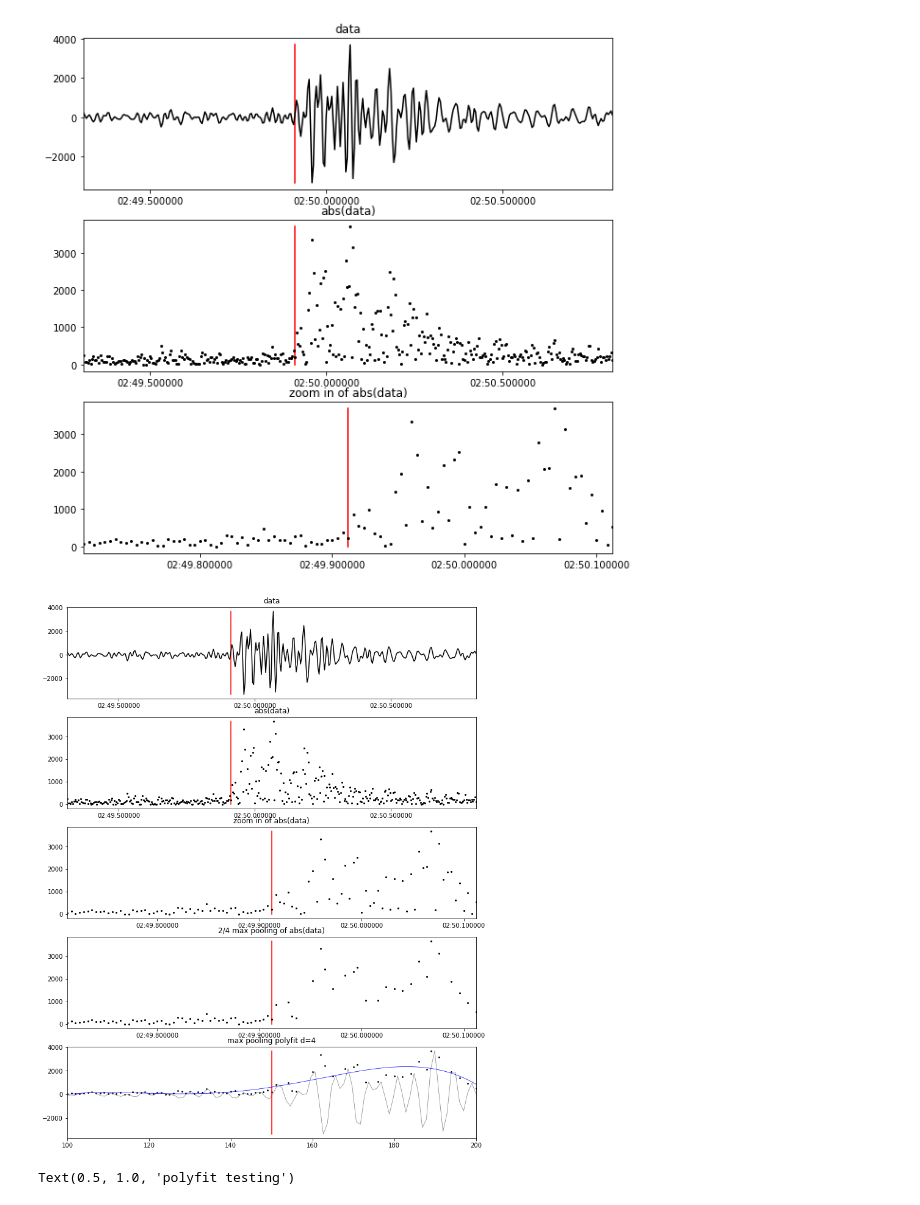
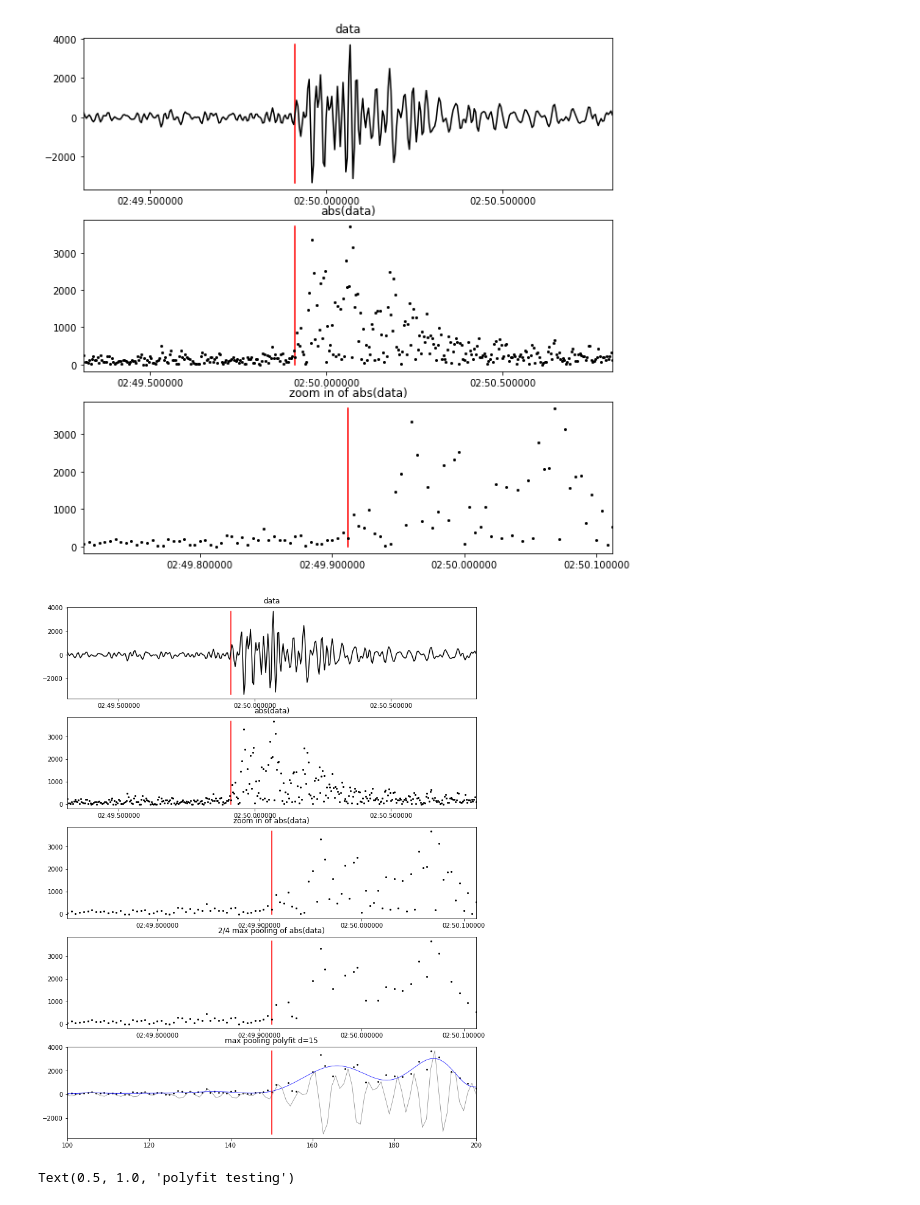
Before and after one commit to tjnewton/sigpig, a Jupyter notebook: examples/explore_Trace.ipynb, the cells around one changed output. Cells and saved outputs as stored; diff of their text form; code cells hidden in the pictures.

```diff
--- a/examples/explore_Trace.ipynb
+++ b/examples/explore_Trace.ipynb
@@ -210,7 +210,7 @@ for index in range(pick_time_index + 1, ending_array_index + 1, 4):
 max_pool_amplitude = np.asarray(max_pool_amplitude)
 
 # fit a polynomial to the max pooled data using the indices as x values since polyfit hates mpl dates (small ranges)
-polynomial_degree = 4
+polynomial_degree = 15
 p = np.poly1d(np.polyfit(max_pool_indices, max_pool_amplitude, polynomial_degree))
 t = np.linspace(max_pool_indices[0], max_pool_indices[-1], num=1000, endpoint=True)
 
@@ -235,34 +235,34 @@ ax[1].set_xlim([trace_times[0], trace_times[-1]])
 ax[2].plot_date([pick_time, pick_time], [abs(trace_data).min(), abs(trace_data).max()], fmt="r-", markersize=1)
 # plot zoom-in of abs(data)
 ax[2].plot_date(trace_times, abs(trace_data), fmt="ko", markersize=2)
 ax[2].set_title("zoom in of abs(data)")
 # sex x_lim to + and - 0.2 seconds surrounding pick time
 ax[2].set_xlim([(pick_time_DT - 0.2).matplotlib_date, (pick_time_DT + 0.2).matplotlib_date])
 
 # plot the pick time
 ax[3].plot_date([pick_time, pick_time], [max_pool_amplitude.min(), max_pool_amplitude.max()], fmt="r-", markersize=1)
 # plot max_pool transformed data
 ax[3].plot_date(max_pool_times, max_pool_amplitude, fmt="ko", markersize=2)
 ax[3].set_title("2/4 max pooling of abs(data)")
 ax[3].set_xlim([(pick_time_DT - 0.2).matplotlib_date, (pick_time_DT + 0.2).matplotlib_date])
 
 # plot the time series for reference
 temp_xs = np.linspace(starting_array_index, ending_array_index, num=100)
 temp_data = trace_data[starting_array_index:ending_array_index]
 ax[4].plot(temp_xs, temp_data, c='gray', linewidth=0.7)
 # plot the pick time
 ax[4].plot([pick_time_index, pick_time_index], [temp_data.min(), temp_data.max()], c="r")
 # plot max_pool transformed data
 ax[4].scatter(max_pool_indices, max_pool_amplitude, s=3, c="k")
 # plot the fit to the max_pool amplitude data
 ax[4].plot(t, p(t), c="b", linewidth=0.7)
 # sex x_lim to + and - 0.2 seconds surrounding pick time
 ax[4].set_xlim([starting_array_index, ending_array_index])
 ax[4].set_title(f"max pooling polyfit d={polynomial_degree}")
 
 plt.show()
 # %% [output]
-[figure, old version]
+[figure, new version]
 # %%
 # sandbox for testing polyfit degree on different data
 
```
Also changed, not shown: parts of 1 cell of this notebook.
